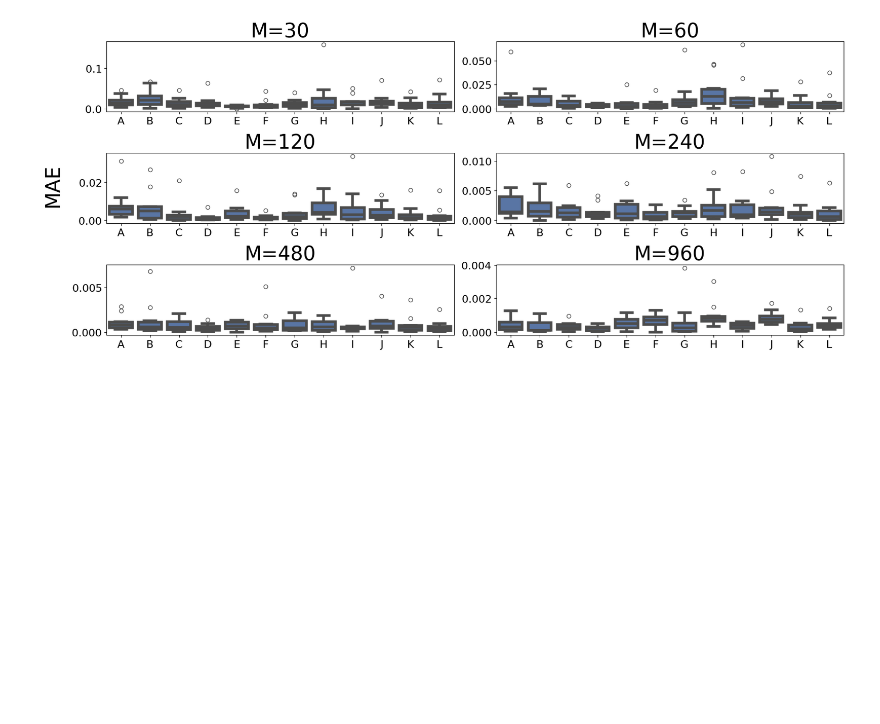
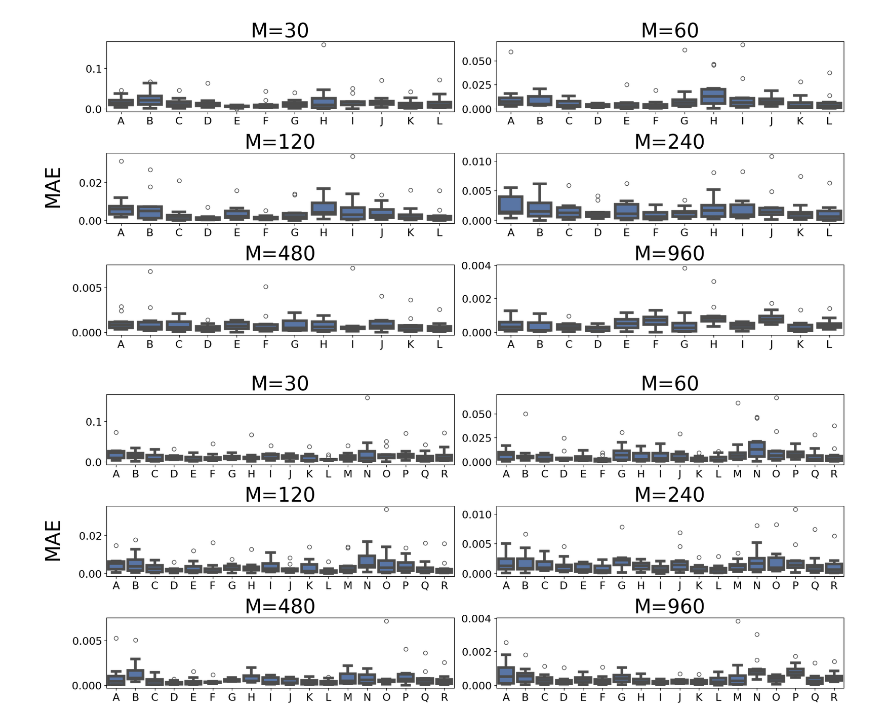
Before and after one commit to Effygal/cache-modeling, a Jupyter notebook: ttl-clock-k2.ipynb, the cells around one changed output. Drawn from its saved outputs; the diff is of its cells as text; code cells hidden in the pictures; blank space fills up the shorter version.

```diff
--- a/ttl-clock-k2.ipynb
+++ b/ttl-clock-k2.ipynb
@@ -548,3 +548,61 @@ plt.tight_layout(rect=[0.05, 0.05, 0.97, 0.95])
 plt.show()
 # %% [output]
 [figure]
+# %%
+# combined boxplot
+df_err_irm_ph = pd.read_pickle("ttl_clock_k_errors.pkl")
+df_err_irm_he = pd.read_pickle("ttl_clock_k2_errors.pkl")
+
+thetas = [0.8, 1.1]
+ks = [0, 1, 15]
+workloads = ["IRM", "PH", "HE"]
+pairs = list(itertools.product(workloads, ks, thetas))
+labels = list("ABCDEFGHIJKLMNOPQRSTUVWXYZ"[:len(pairs)])
+
+sns.set_palette("deep")
+font_axes = 30
+font_ticks = 16
+line_width = 4
+
+mapping = {pk: lab for pk, lab in zip(pairs, labels)}
+order = labels
+
+df_plot = pd.concat([
+    df_err_irm_ph[["m", "theta", "tc", "k", "rel_error_irm"]]
+        .rename(columns={"rel_error_irm": "abs_error"})
+        .assign(workload="IRM"),
+    df_err_irm_ph[["m", "theta", "tc", "k", "rel_error_ph"]]
+        .rename(columns={"rel_error_ph": "abs_error"})
+        .assign(workload="PH"),
+    df_err_irm_he[["m", "theta", "tc", "k", "rel_error_he"]]
+        .rename(columns={"rel_error_he": "abs_error"})
+        .assign(workload="HE"),
+], ignore_index=True)
+
+df_plot["method_param"] = list(zip(df_plot.workload, df_plot.k, df_plot.theta))
+df_plot["label"] = df_plot["method_param"].map(mapping)
+df_plot = df_plot.dropna(subset=["label", "abs_error"]).copy()
+
+ms = [30, 60, 120, 240, 480, 960]
+subplot_rows, subplot_cols = 3, 2
+fig2, axes2 = plt.subplots(subplot_rows, subplot_cols, figsize=(18, 8),
+                           sharex=False, sharey=False)
+axes_flat = axes2.flatten()
+
+for ax2, M in zip(axes_flat, ms):
+    cell = df_plot[df_plot.m == M].copy()
+    sns.boxplot(x="label", y="abs_error", data=cell, ax=ax2,
+                linewidth=line_width, order=order)
+    ax2.set_title(f"M={M}", fontsize=font_axes)
+    ax2.tick_params(labelsize=font_ticks)
+    ax2.set_xlabel("")
+    ax2.set_ylabel("")
+    ax2.yaxis.set_major_formatter(ScalarFormatter(useMathText=True))
+
+fig2.text(0.025, 0.5, "MAE", va="center", rotation="vertical",
+          fontsize=font_axes)
+plt.tight_layout(rect=[0.05, 0.05, 0.97, 0.95])
+plt.savefig("figures/clock_k_all_mae.pdf", format="pdf")
+plt.show()
+# %% [output]
+[figure, added]
```
Also changed, not shown: parts of 13 cells of this notebook, 1 other file.
